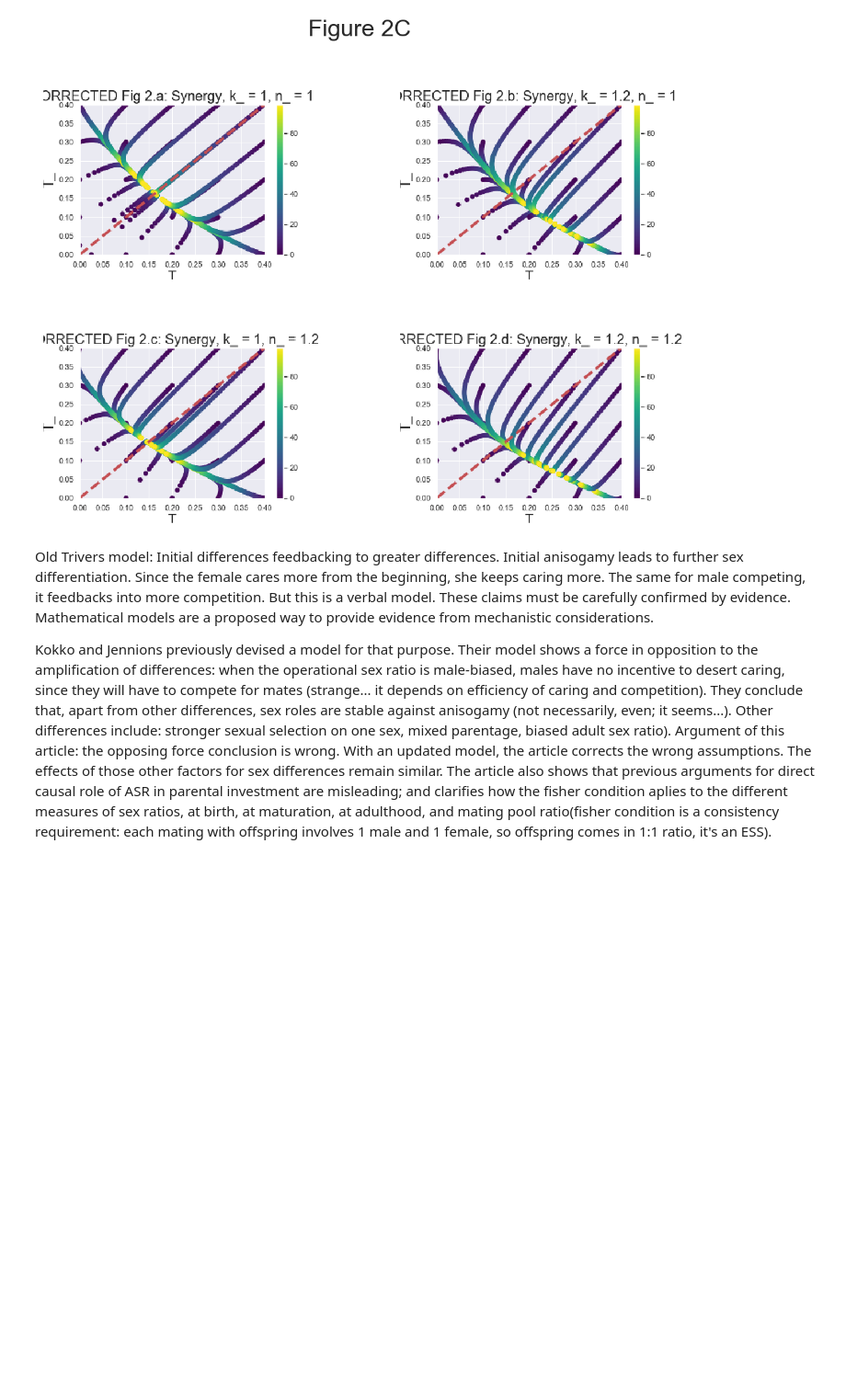
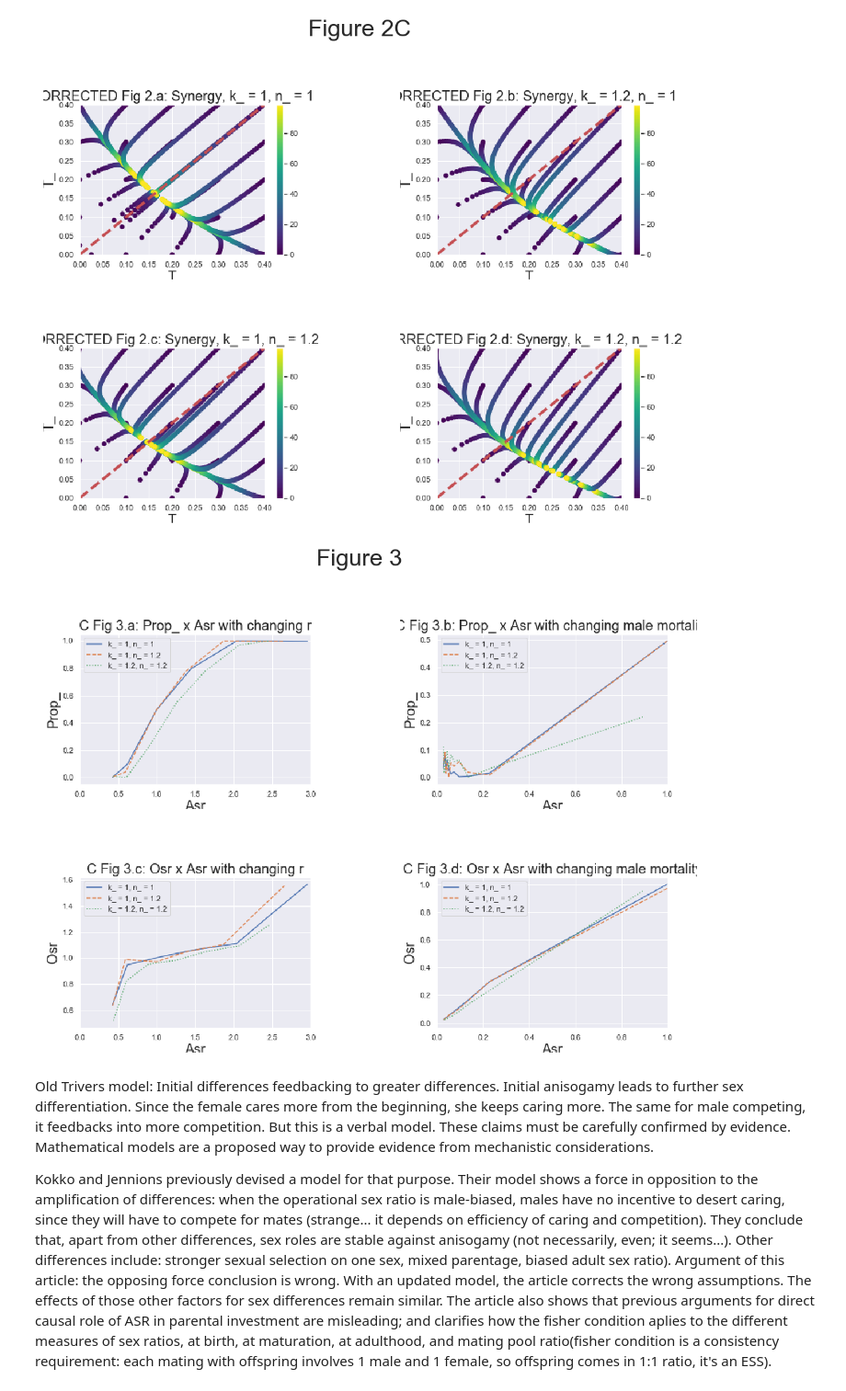
Before and after one commit to LR-GUI/My-Projects, a Jupyter notebook: Ecology/Ecology-Fromhage_Jennions_2016.ipynb, the cells around one changed output. Shown at 92% size. Saved outputs shown, nothing was run; the diff lists cells and outputs as text; code cells hidden in the pictures; blank space fills up the shorter version.

```diff
--- a/Ecology/Ecology-Fromhage_Jennions_2016.ipynb
+++ b/Ecology/Ecology-Fromhage_Jennions_2016.ipynb
@@ -239,6 +239,37 @@ ax2[0][0].yaxis.set_visible(False)
 plt.show()
 # %% [output]
 [figure]
+# %%
+# Figure 3
+
+fig2a, ax2 = plt.subplots(2,2, sharex=True, figsize=(20,14))
+fig2a.suptitle('Figure 3', fontsize=40)
+
+image1 = plt.imread('3a.png')
+im1 = ax2[0][0].imshow(image1)
+
+image2 = plt.imread('3b.png')
+im2 = ax2[0][1].imshow(image2)
+
+image3 = plt.imread('3c.png')
+im3 = ax2[1][0].imshow(image3)
+
+image4 = plt.imread('3d.png')
+im4 = ax2[1][1].imshow(image4)
+
+ax2[0][1].xaxis.set_visible(False)
+ax2[1][0].xaxis.set_visible(False)
+ax2[1][1].xaxis.set_visible(False)
+ax2[0][0].xaxis.set_visible(False)
+
+ax2[0][1].yaxis.set_visible(False)
+ax2[1][0].yaxis.set_visible(False)
+ax2[1][1].yaxis.set_visible(False)
+ax2[0][0].yaxis.set_visible(False)
+
+plt.show()
+# %% [output]
+[figure, added]
 # %% [markdown]
 Old Trivers model: Initial differences feedbacking to greater differences. Initial anisogamy leads to further sex differentiation. Since the female cares more from the beginning, she keeps caring more. The same for male competing, it feedbacks into more competition.
 But this is a verbal model. These claims must be carefully confirmed by evidence. Mathematical models are a proposed way to provide evidence from mechanistic considerations.
```
Also changed, not shown: parts of 5 cells of this notebook.
